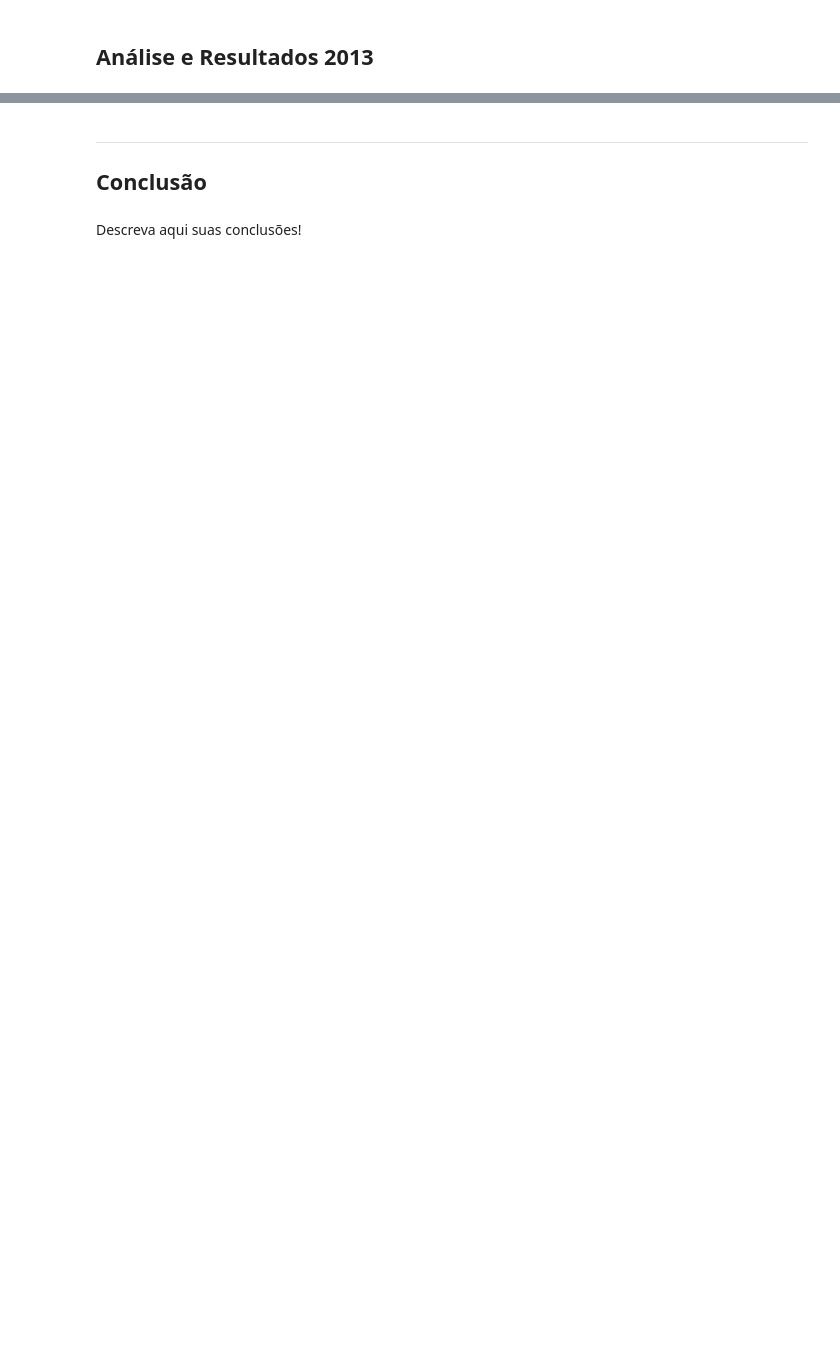
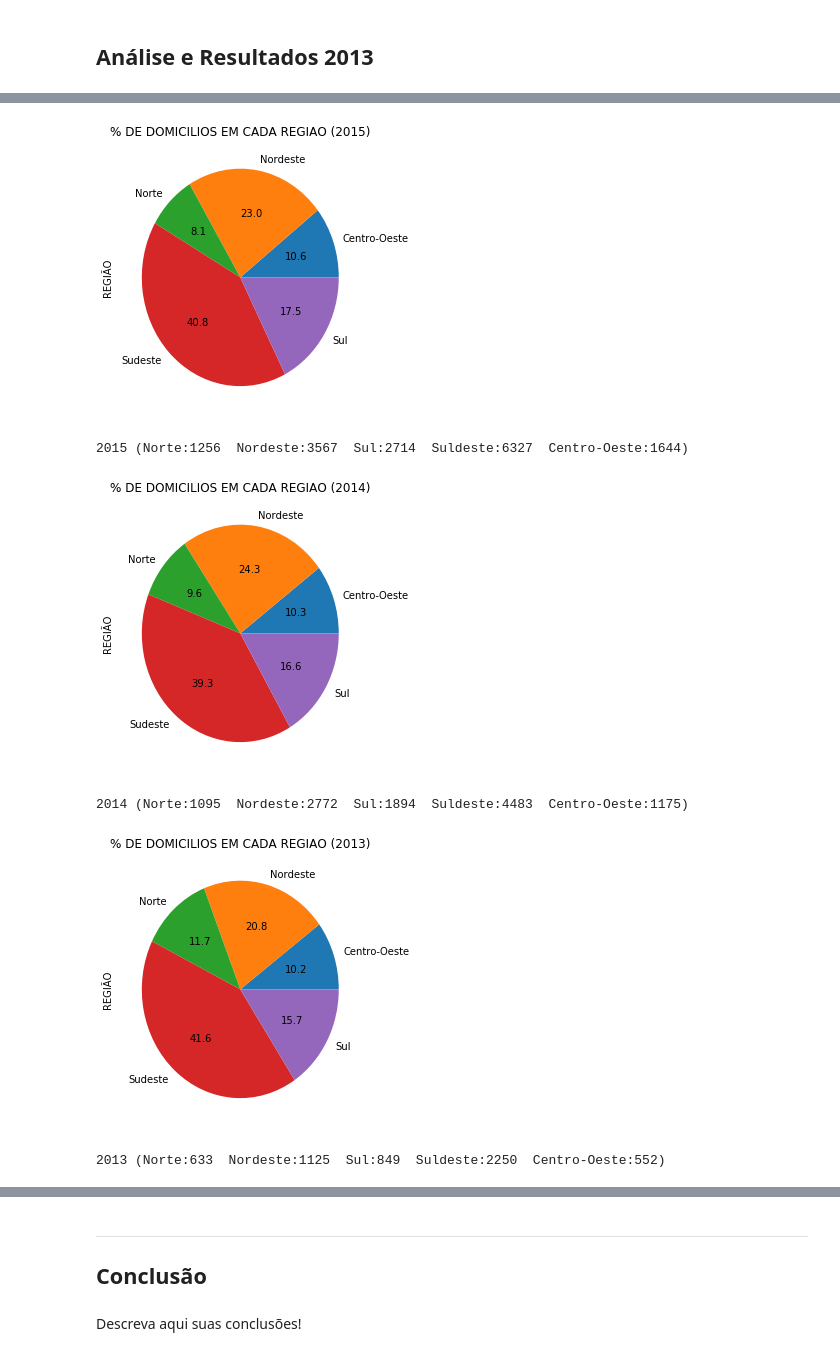
Before and after one commit to TiagoMingossi/CD, a Jupyter notebook: Projeto1 Layout.ipynb, the cells around one changed output, grey strips where cells are left out. Saved outputs shown, nothing was run; the diff lists cells and outputs as text; code cells hidden in the pictures; blank space fills up the shorter version.

```diff
--- a/Projeto1 Layout.ipynb
+++ b/Projeto1 Layout.ipynb
@@ -116,0 +142,19 @@ ___
+# %%
+tabela3.V0101 = tabela3.V0101.astype('int')
+
+tabela3.V0226 = tabela3.V0226.astype('category')
+tabela3.V0226.cat.categories = (['Sim', 'Não'])
+
+tabela3.V02322 = tabela3.V02322.astype('category')
+tabela3.V02322.cat.categories = (['Sim', 'Não'])
+
+tabela3.V02273 = tabela3.V02273.astype('category')
+tabela3.V02273.cat.categories = (['Sim', 'Não', 'Não Sabe'])
+
+tabela3.V02424 = tabela3.V02424.astype('category')
+tabela3.V02424.cat.categories = (['Sim', 'Não'])
+
+tabela3.V02426 = tabela3.V02426.astype('category')
+tabela3.V02426.cat.categories = (['Sim', 'Não'])
+
+tabela3.V4622 = tabela3.V4622.astype('float')
@@ -116,0 +163,3 @@ ___
+# %%
+tabela3=tabela3.loc[:,['V0101','UF','V0226','V02273','V02322','V02424','V02426','ÁREA','V4622','REGIAO']]
+tabela3.columns=(['ANO','ESTADO','TELEVISÃO_EM_CORES','SINAL_DIGITAL_E_TV_ABERTA','ACESSO_À_INTERNET','INTERNET_3G_E_4G','INTERNET_BANDA_LARGA','URBANA_OU_RURAL','ECONOMIA','REGIÃO'])
@@ -116,0 +222,29 @@ ___
+# %%
+ut1 = (tabela.REGIÃO.value_counts(sort=False, normalize=True)*100).round(decimals=1)
+fig = plt.figure(figsize=(15, 5))
+plt.subplot(131)
+plot = ut1.plot(kind='pie',title='% DE DOMICILIOS EM CADA REGIAO (2015)',autopct='%.1f')
+plt.show()
+print("2015 (Norte:1256  Nordeste:3567  Sul:2714  Suldeste:6327  Centro-Oeste:1644)",'\n','\n')
+
+ut2 = (tabela2.REGIÃO.value_counts(sort=False, normalize=True)*100).round(decimals=1)
+fig = plt.figure(figsize=(15, 5))
+plt.subplot(132)
+plot = ut2.plot(kind='pie',title='% DE DOMICILIOS EM CADA REGIAO (2014)',autopct='%.1f')
+plt.show()
+print("2014 (Norte:1095  Nordeste:2772  Sul:1894  Suldeste:4483  Centro-Oeste:1175)",'\n','\n')
+
+
+ut3 = (tabela3.REGIÃO.value_counts(sort=False, normalize=True)*100).round(decimals=1)
+fig = plt.figure(figsize=(15, 5))
+plt.subplot(133)
+plot = ut3.plot(kind='pie',title='% DE DOMICILIOS EM CADA REGIAO (2013)',autopct='%.1f')
+plt.show()
+print("2013 (Norte:633  Nordeste:1125  Sul:849  Suldeste:2250  Centro-Oeste:552)",'\n','\n')
+# %% [output]
+[figure, added]
+2015 (Norte:1256  Nordeste:3567  Sul:2714  Suldeste:6327  Centro-Oeste:1644)
+[figure, added]
+2014 (Norte:1095  Nordeste:2772  Sul:1894  Suldeste:4483  Centro-Oeste:1175)
+[figure, added]
+2013 (Norte:633  Nordeste:1125  Sul:849  Suldeste:2250  Centro-Oeste:552)
```
Also changed, not shown: parts of 25 cells of this notebook.
